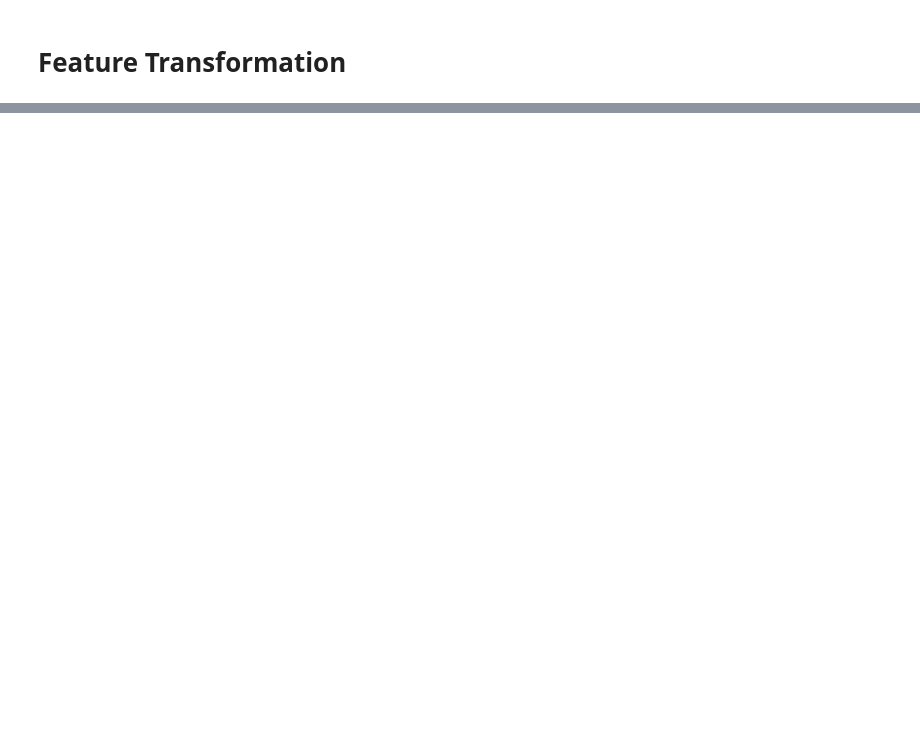
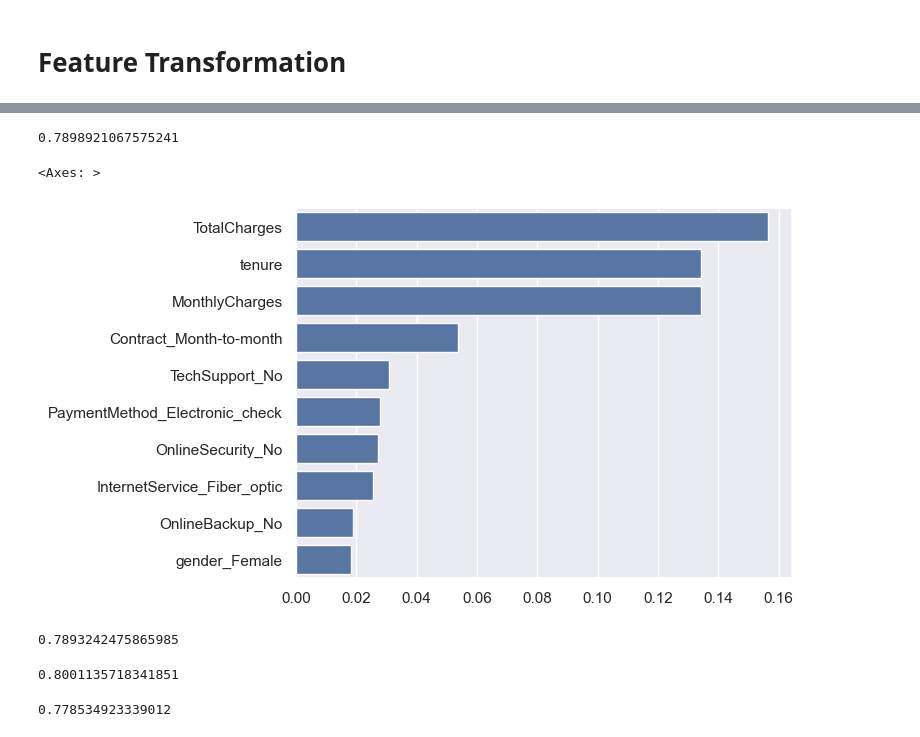
Before and after one commit to benTC74/Telco-Customer-Churn, a Jupyter notebook: Telco Customer Churn.ipynb, the cells around one changed output, grey strips where cells are left out. Drawn from its saved outputs; the diff is of its cells as text; code cells hidden in the pictures; blank space fills up the shorter version.

```diff
--- a/Telco Customer Churn.ipynb
+++ b/Telco Customer Churn.ipynb
@@ -366,0 +448,44 @@ xg_model[-1].fit(X_train_transformed,
+# %%
+#Random Forest
+
+RF.fit(X_train, y_train)
+pred = RF.predict(X_test)
+
+metrics.accuracy_score(y_test, pred)
+# %% [output]
+0.7898921067575241
+# %%
+#Fairly similar results
+
+RF_imp = pd.Series(RF[-1].feature_importances_,
+                   index=[name.split('__')[1] for name in RF[:-1].get_feature_names_out()])
+
+sns.barplot(RF_imp.sort_values(ascending=False)[:10],orient='h')
+# %% [output]
+<Axes: >
+[figure, added]
+# %%
+#SVM
+
+SVM.fit(X_train, y_train)
+pred = SVM.predict(X_test)
+
+metrics.accuracy_score(y_test, pred)
+# %% [output]
+0.7893242475865985
+# %%
+#Ada Boost
+AdaBoost.fit(X_train, y_train)
+pred = AdaBoost.predict(X_test)
+
+metrics.accuracy_score(y_test, pred)
+# %% [output]
+0.8001135718341851
+# %%
+#XG Boost
+XGBoost.fit(X_train, y_train)
+pred = XGBoost.predict(X_test)
+
+metrics.accuracy_score(y_test, pred)
+# %% [output]
+0.778534923339012
```
Also changed, not shown: parts of 43 cells of this notebook.
